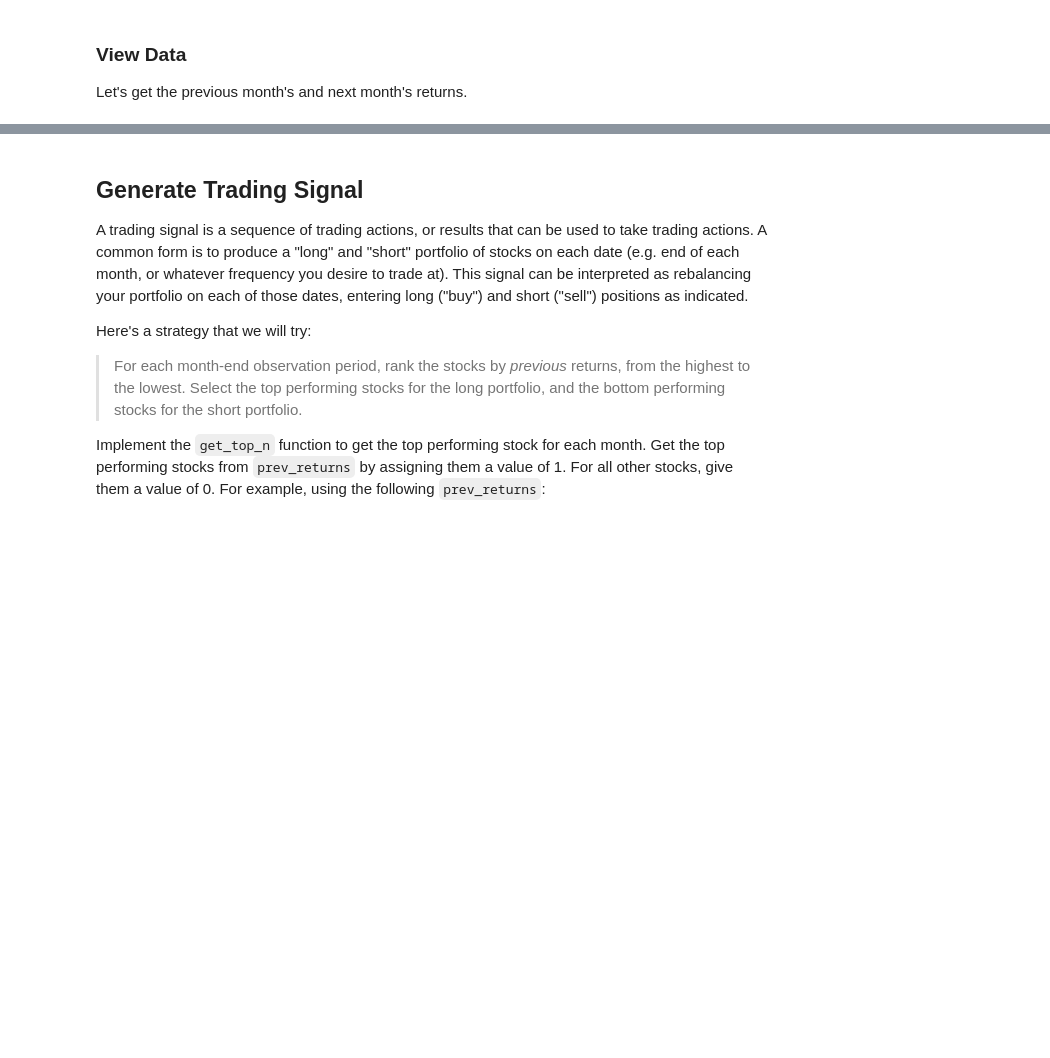
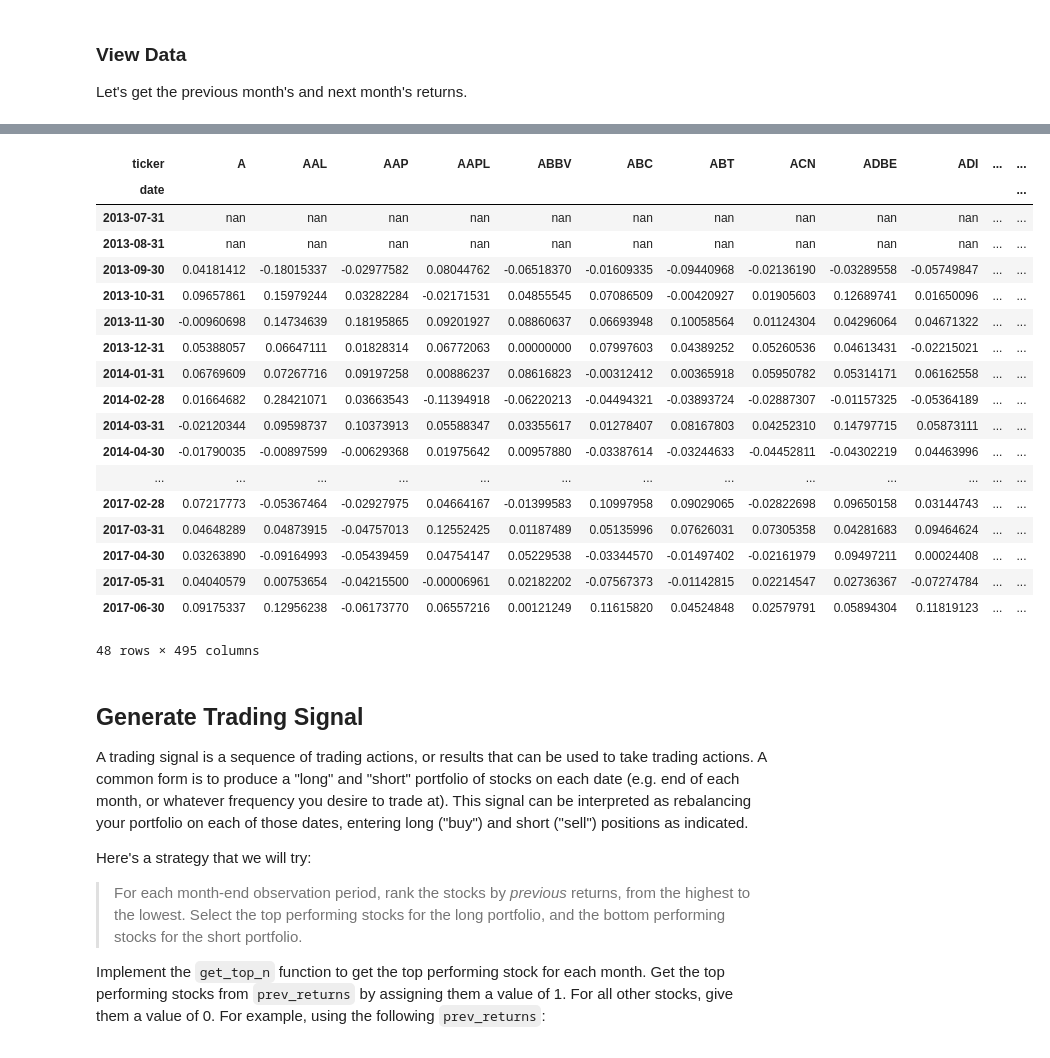
Before and after one commit to nibraaska/artificial-intelligence-for-trading, a Jupyter notebook: project/project_1/project_1.ipynb, the cells around one changed output, grey strips where cells are left out. Drawn from its saved outputs; the diff is of its cells as text; code cells hidden in the pictures; blank space fills up the shorter version.

```diff
--- a/project/project_1/project_1.ipynb
+++ b/project/project_1/project_1.ipynb
@@ -309,3 +318,25 @@ date
+# %%
+prev_returns
+# %% [output]
+| ticker | A | AAL | AAP | AAPL | ABBV | ABC | ABT | ACN | ADBE | ADI | ... | ... |
+| date |  |  |  |  |  |  |  |  |  |  |  | ... |
+| 2013-07-31 | nan | nan | nan | nan | nan | nan | nan | nan | nan | nan | ... | ... |
+| 2013-08-31 | nan | nan | nan | nan | nan | nan | nan | nan | nan | nan | ... | ... |
+| 2013-09-30 | 0.04181412 | -0.18015337 | -0.02977582 | 0.08044762 | -0.06518370 | -0.01609335 | -0.09440968 | -0.02136190 | -0.03289558 | -0.05749847 | ... | ... |
+| 2013-10-31 | 0.09657861 | 0.15979244 | 0.03282284 | -0.02171531 | 0.04855545 | 0.07086509 | -0.00420927 | 0.01905603 | 0.12689741 | 0.01650096 | ... | ... |
+| 2013-11-30 | -0.00960698 | 0.14734639 | 0.18195865 | 0.09201927 | 0.08860637 | 0.06693948 | 0.10058564 | 0.01124304 | 0.04296064 | 0.04671322 | ... | ... |
+| 2013-12-31 | 0.05388057 | 0.06647111 | 0.01828314 | 0.06772063 | 0.00000000 | 0.07997603 | 0.04389252 | 0.05260536 | 0.04613431 | -0.02215021 | ... | ... |
+| 2014-01-31 | 0.06769609 | 0.07267716 | 0.09197258 | 0.00886237 | 0.08616823 | -0.00312412 | 0.00365918 | 0.05950782 | 0.05314171 | 0.06162558 | ... | ... |
+| 2014-02-28 | 0.01664682 | 0.28421071 | 0.03663543 | -0.11394918 | -0.06220213 | -0.04494321 | -0.03893724 | -0.02887307 | -0.01157325 | -0.05364189 | ... | ... |
+| 2014-03-31 | -0.02120344 | 0.09598737 | 0.10373913 | 0.05588347 | 0.03355617 | 0.01278407 | 0.08167803 | 0.04252310 | 0.14797715 | 0.05873111 | ... | ... |
+| 2014-04-30 | -0.01790035 | -0.00897599 | -0.00629368 | 0.01975642 | 0.00957880 | -0.03387614 | -0.03244633 | -0.04452811 | -0.04302219 | 0.04463996 | ... | ... |
+| ... | ... | ... | ... | ... | ... | ... | ... | ... | ... | ... | ... | ... |
+| 2017-02-28 | 0.07217773 | -0.05367464 | -0.02927975 | 0.04664167 | -0.01399583 | 0.10997958 | 0.09029065 | -0.02822698 | 0.09650158 | 0.03144743 | ... | ... |
+| 2017-03-31 | 0.04648289 | 0.04873915 | -0.04757013 | 0.12552425 | 0.01187489 | 0.05135996 | 0.07626031 | 0.07305358 | 0.04281683 | 0.09464624 | ... | ... |
+| 2017-04-30 | 0.03263890 | -0.09164993 | -0.05439459 | 0.04754147 | 0.05229538 | -0.03344570 | -0.01497402 | -0.02161979 | 0.09497211 | 0.00024408 | ... | ... |
+| 2017-05-31 | 0.04040579 | 0.00753654 | -0.04215500 | -0.00006961 | 0.02182202 | -0.07567373 | -0.01142815 | 0.02214547 | 0.02736367 | -0.07274784 | ... | ... |
+| 2017-06-30 | 0.09175337 | 0.12956238 | -0.06173770 | 0.06557216 | 0.00121249 | 0.11615820 | 0.04524848 | 0.02579791 | 0.05894304 | 0.11819123 | ... | ... |
+48 rows × 495 columns
 # %% [markdown]
 ## Generate Trading Signal
 
```
Also changed, not shown: parts of 13 cells of this notebook, 4 other files.
